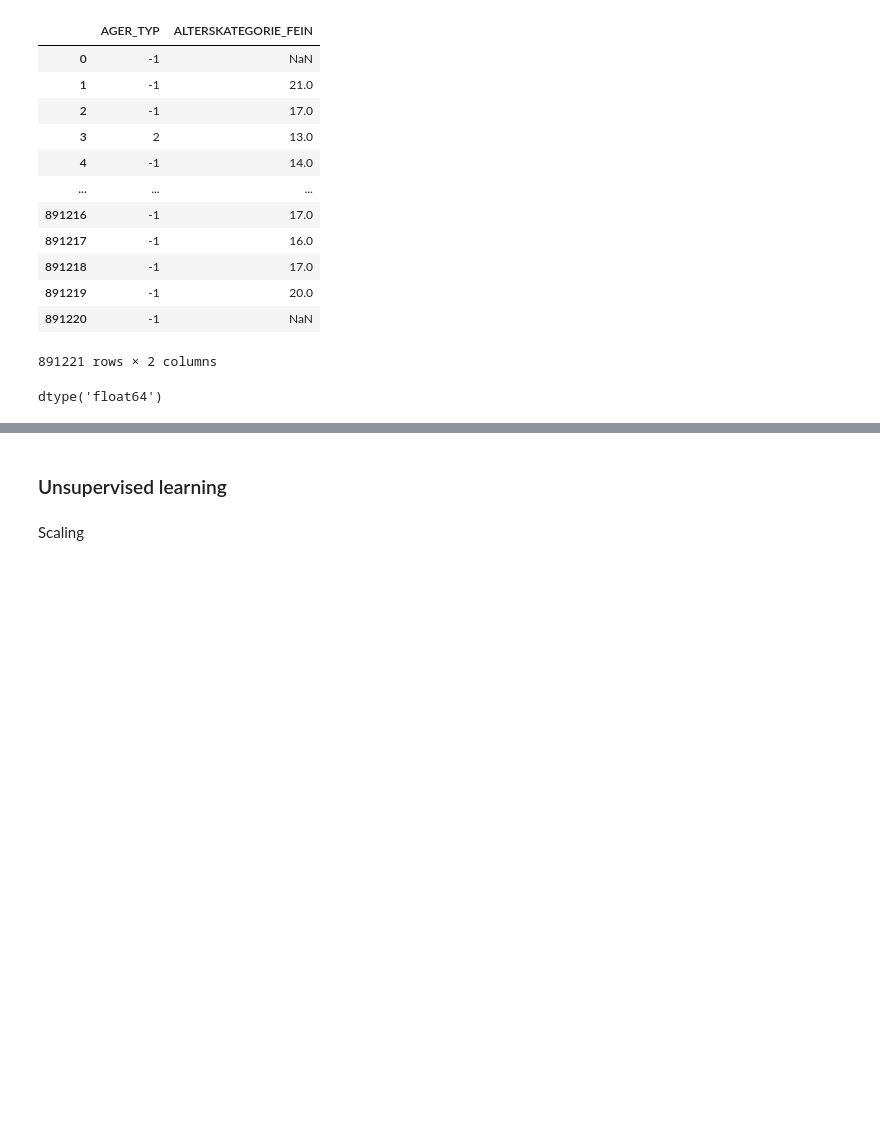
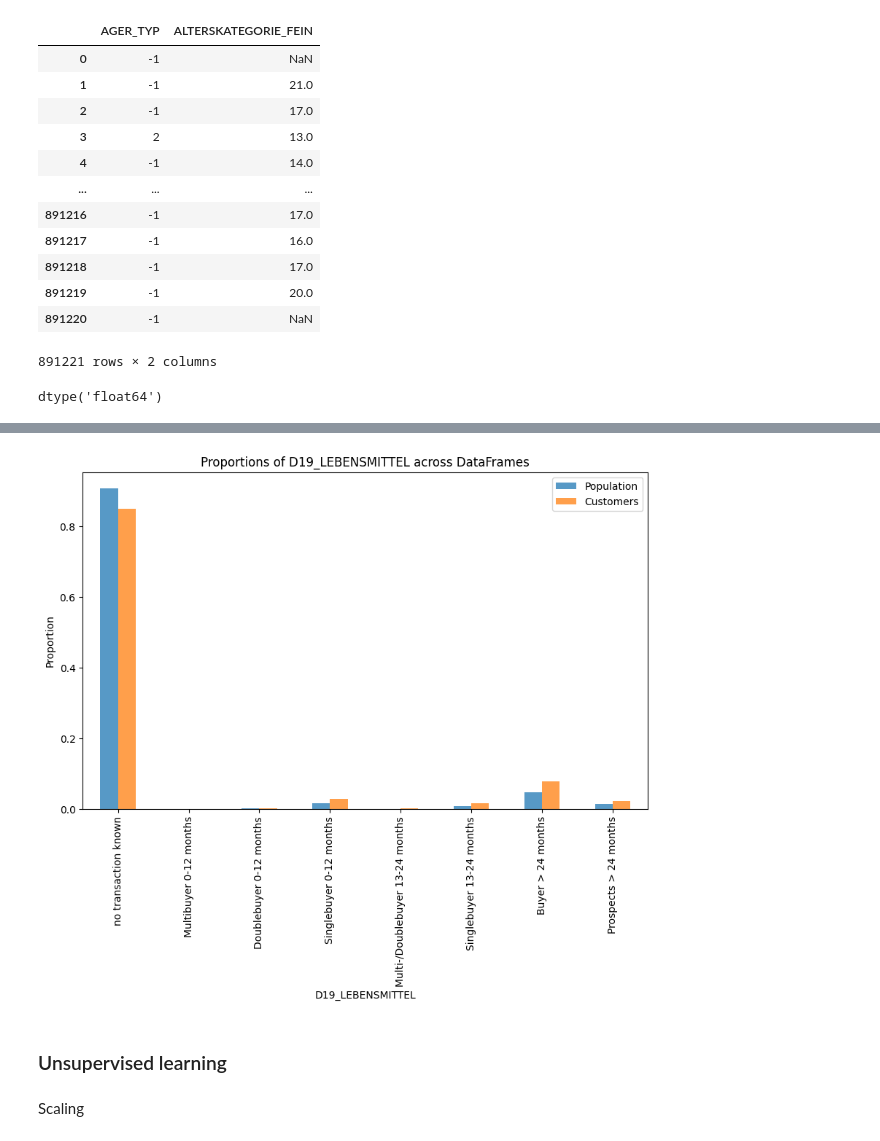
Before and after one commit to ditivaidya/Udacity-Project-IV, a Jupyter notebook: Arvato Project Workbook.ipynb, the cells around one changed output, grey strips where cells are left out. Cells and saved outputs as stored; diff of their text form; code cells hidden in the pictures; blank space fills up the shorter version.

```diff
--- a/Arvato Project Workbook.ipynb
+++ b/Arvato Project Workbook.ipynb
@@ -639,3 +645,22 @@ viz_difference('RELAT_AB',
+# %%
+#transactional activity based on the product group FOOD PRODUCTS
+
+
+viz_difference('D19_LEBENSMITTEL',
+                df1 = azdias_clean_clust,
+                df2 = cust_clean_clust,
+                col_index_mapping = {0 : 'no transaction known',
+                                    1 : 'Multibuyer 0-12 months',
+                                    2 : 'Doublebuyer 0-12 months',
+                                    3 : 'Singlebuyer 0-12 months',
+                                    4 : 'Multi-/Doublebuyer 13-24 months',
+                                    5 : 'Singlebuyer 13-24 months',
+                                    6 : 'Buyer > 24 months',
+                                    7 : 'Prospects > 24 months'
+                },
+                rot=90)
+# %% [output]
+[figure, added]
 # %% [markdown]
 ### Unsupervised learning
 # %% [markdown]
```
Also changed, not shown: parts of 46 cells of this notebook, 4 other files.
